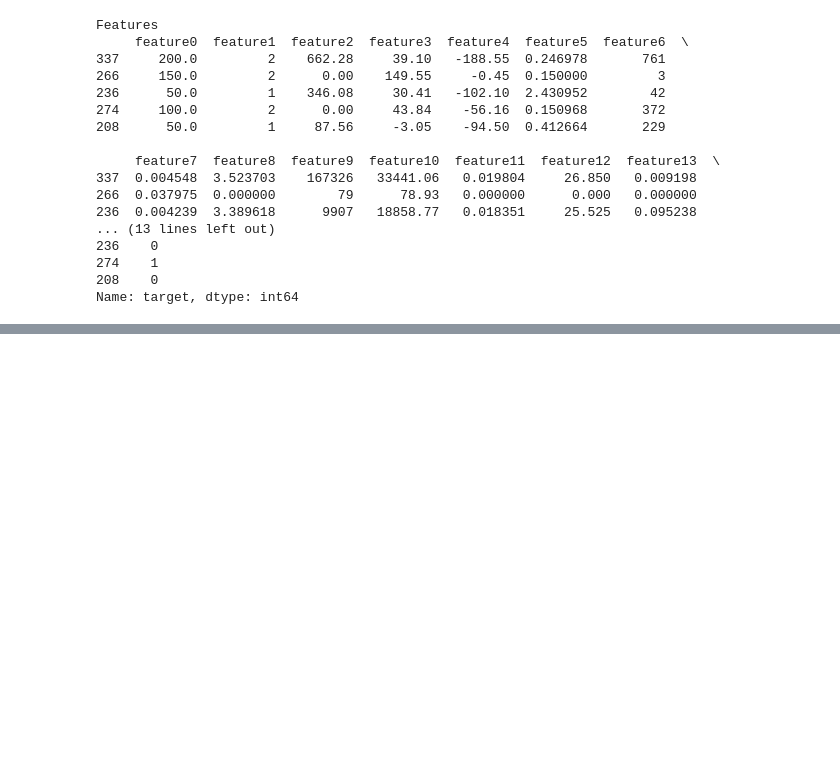
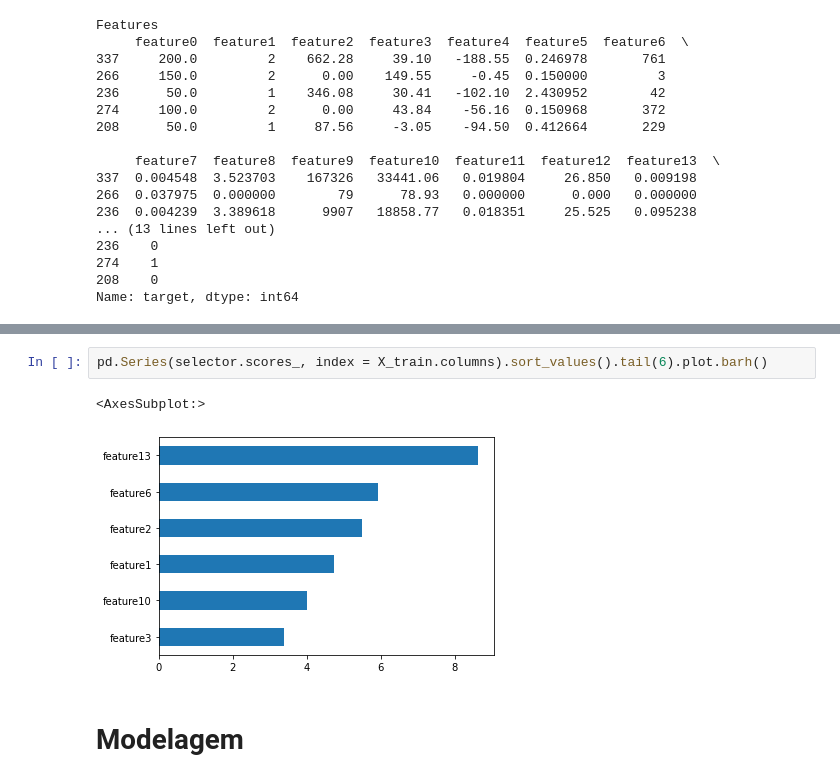
Before and after one commit to seifferth-lopes/Desafio_Tecnico, a Jupyter notebook: projeto.ipynb, the cells around one changed output, grey strips where cells are left out. Saved outputs shown, nothing was run; the diff lists cells and outputs as text; blank space fills up the shorter version.

```diff
--- a/projeto.ipynb
+++ b/projeto.ipynb
@@ -289,0 +286,7 @@ Features:  (466, 11)
+# %%
+pd.Series(selector.scores_, index = X_train.columns).sort_values().tail(6).plot.barh()
+# %% [output]
+<AxesSubplot:>
+[figure, added]
+# %% [markdown]
+# Modelagem
```
Also changed, not shown: parts of 14 cells of this notebook.
